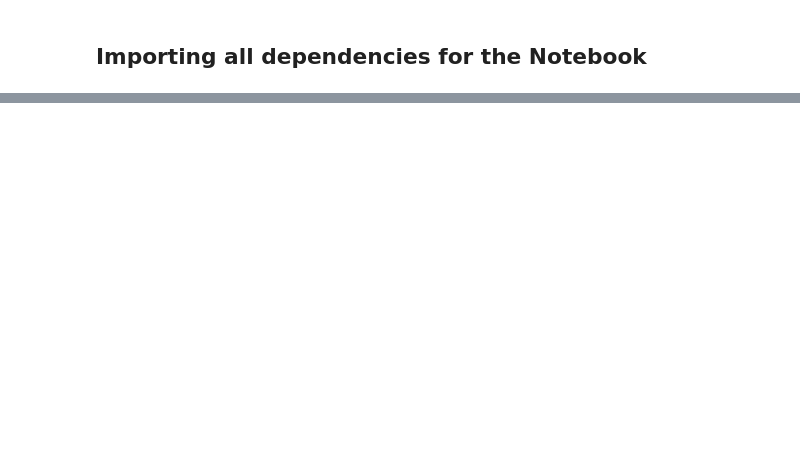
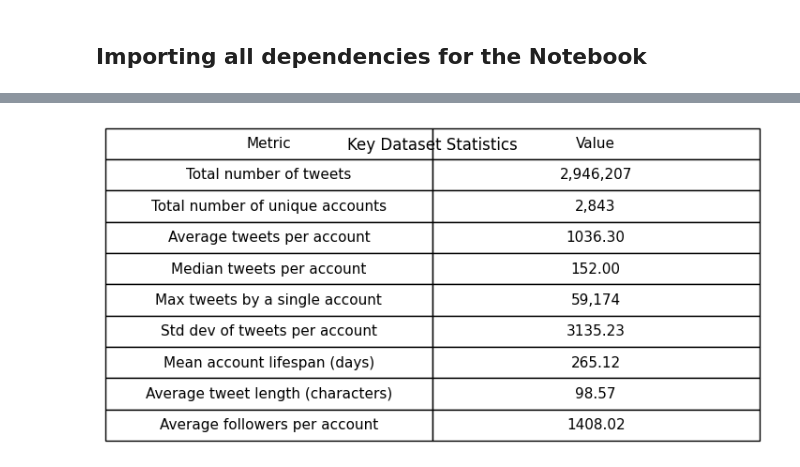
Before and after one commit to asandu-cloud/BigData, a Jupyter notebook: notebooks/01_EDA.ipynb, the cells around one changed output, grey strips where cells are left out. Drawn from its saved outputs; the diff is of its cells as text; code cells hidden in the pictures; blank space fills up the shorter version.

```diff
--- a/notebooks/01_EDA.ipynb
+++ b/notebooks/01_EDA.ipynb
@@ -79,11 +84,3 @@ df.printSchema()
 print("Total rows:", df.count())
 
 spark.conf.set("spark.sql.legacy.timeParserPolicy", "LEGACY")
-# %%
-numeric_cols = ["following", "followers", "updates", "retweet", "new_june_2018"]
-
-for c in numeric_cols:
-    df = df.withColumn(c, col(c).cast("int"))
-
-df.select(numeric_cols).summary("count", "mean", "stddev", "min", "25%", "50%", "75%", "max") \
-  .show(truncate=False)
@@ -165,0 +89,91 @@ plt.show()
+# %%
+# timestamp column
+spark.conf.set("spark.sql.legacy.timeParserPolicy", "LEGACY")
+df_time = df.withColumn(
+    "publish_ts",
+    to_timestamp("publish_date", "M/d/yyyy H:mm")
+)
+
+# global accounts
+total_tweets = df.count()
+n_accounts = df.selectExpr("count(distinct author) as n").first()["n"]
+
+# / account stats
+acct_stats_spark = (
+    df_time.groupBy("author")
+           .agg(
+               count("*").alias("n_tweets"),
+               spark_min("publish_ts").alias("first_ts"),
+               spark_max("publish_ts").alias("last_ts"),
+               avg("followers").alias("avg_followers")
+           )
+)
+
+acct_stats = acct_stats_spark.toPandas()
+
+# lifespan
+acct_stats["lifespan_days"] = (
+    (acct_stats["last_ts"] - acct_stats["first_ts"])
+    .dt.total_seconds() / 86400.0
+).clip(lower=0)
+
+# acc level metrics
+avg_tweets = acct_stats["n_tweets"].mean()
+median_tweets = acct_stats["n_tweets"].median()
+max_tweets = acct_stats["n_tweets"].max()
+std_tweets = acct_stats["n_tweets"].std()
+
+mean_lifespan = acct_stats["lifespan_days"].mean()
+avg_followers_per_account = acct_stats["avg_followers"].mean()
+
+# avg tweet length
+avg_tweet_length = (
+    df.select(avg(length("content")).alias("avg_len"))
+      .first()["avg_len"]
+)
+
+# defining stats table
+stats_df = pd.DataFrame({
+    "Metric": [
+        "Total number of tweets",
+        "Total number of unique accounts",
+        "Average tweets per account",
+        "Median tweets per account",
+        "Max tweets by a single account",
+        "Std dev of tweets per account",
+        "Mean account lifespan (days)",
+        "Average tweet length (characters)",
+        "Average followers per account",
+    ],
+    "Value": [
+        f"{total_tweets:,}",
+        f"{n_accounts:,}",
+        f"{avg_tweets:.2f}",
+        f"{median_tweets:.2f}",
+        f"{max_tweets:,}",
+        f"{std_tweets:.2f}",
+        f"{mean_lifespan:.2f}",
+        f"{avg_tweet_length:.2f}",
+        f"{avg_followers_per_account:.2f}",
+    ]
+})
+
+# plt
+fig, ax = plt.subplots(figsize=(9, 3))
+ax.axis("off")
+
+table = ax.table(
+    cellText=stats_df.values,
+    colLabels=stats_df.columns,
+    loc="center",
+    cellLoc="center"
+)
+
+table.auto_set_font_size(False)
+table.set_fontsize(11)
+table.scale(1, 2)
+
+plt.title("Key Dataset Statistics", pad=20)
+plt.show()
+# %% [output]
+[figure, added]
```
Also changed, not shown: parts of 9 cells of this notebook.
